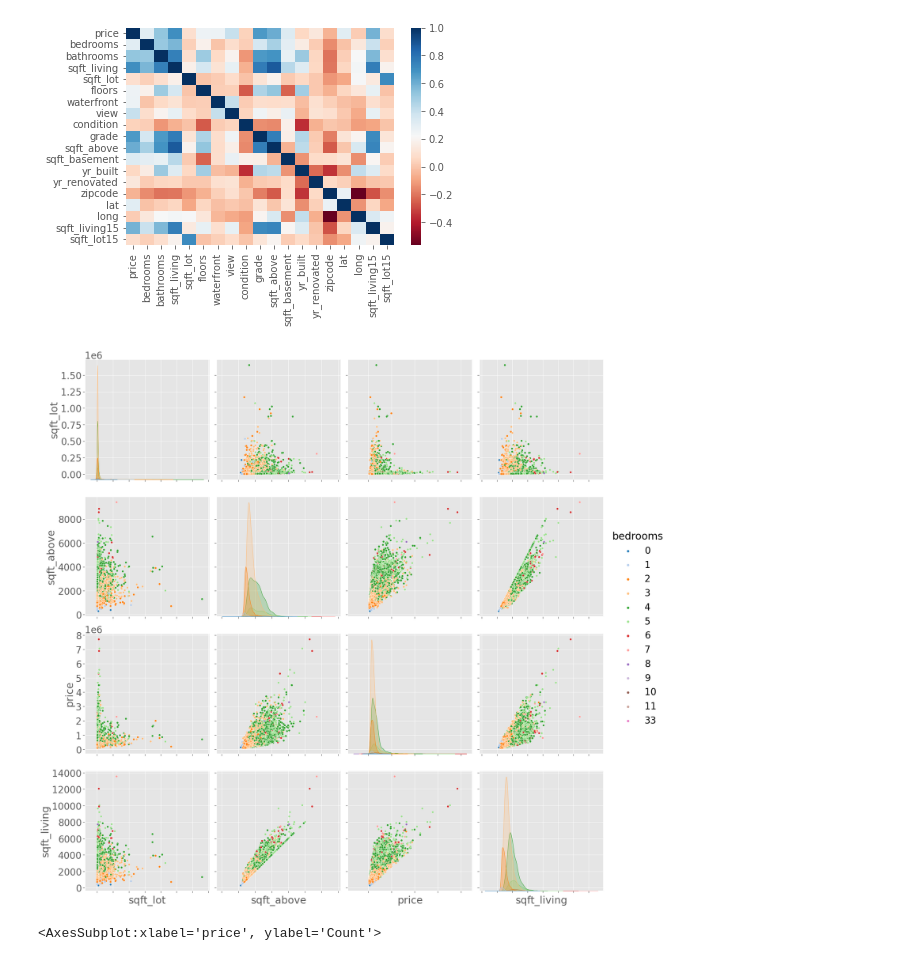
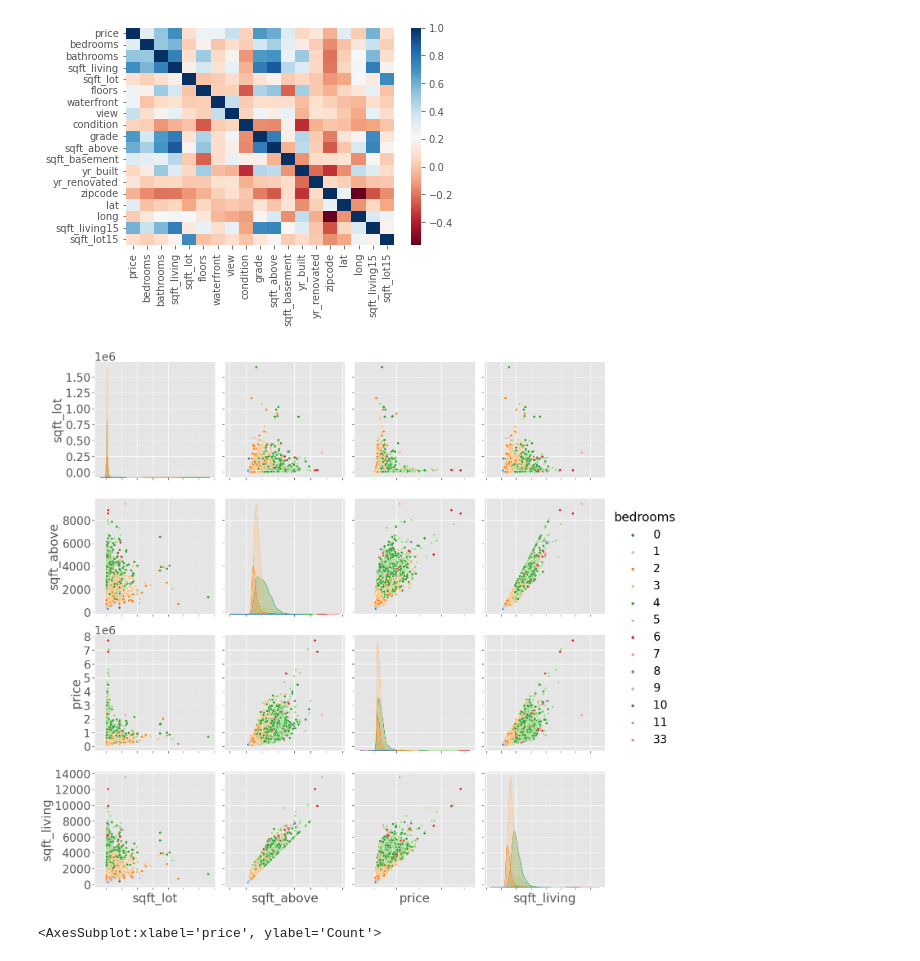
Before and after one commit to lrdkelvin/CapStone, a Jupyter notebook: Untitled.ipynb, the cells around one changed output. Saved outputs shown, nothing was run; the diff lists cells and outputs as text; code cells hidden in the pictures.

```diff
--- a/Untitled.ipynb
+++ b/Untitled.ipynb
@@ -80,10 +37,10 @@ sns.heatmap(companies.corr(), cmap='RdBu')
 # %%
 with sns.plotting_context("notebook",font_scale=2.5):
      g = sns.pairplot(companies[['sqft_lot','sqft_above','price','sqft_living','bedrooms']],
-                  hue='bedrooms', palette='tab20',size=6)
+                  hue='bedrooms', palette='tab20',size=5)
 g.set(xticklabels=[]);
 # %% [output]
-[figure, old version]
+[figure, new version]
 # %%
 plt.figure(figsize=(15,10))
 plt.tight_layout()
```
Also changed, not shown: parts of 18 cells of this notebook, 1 other file.
